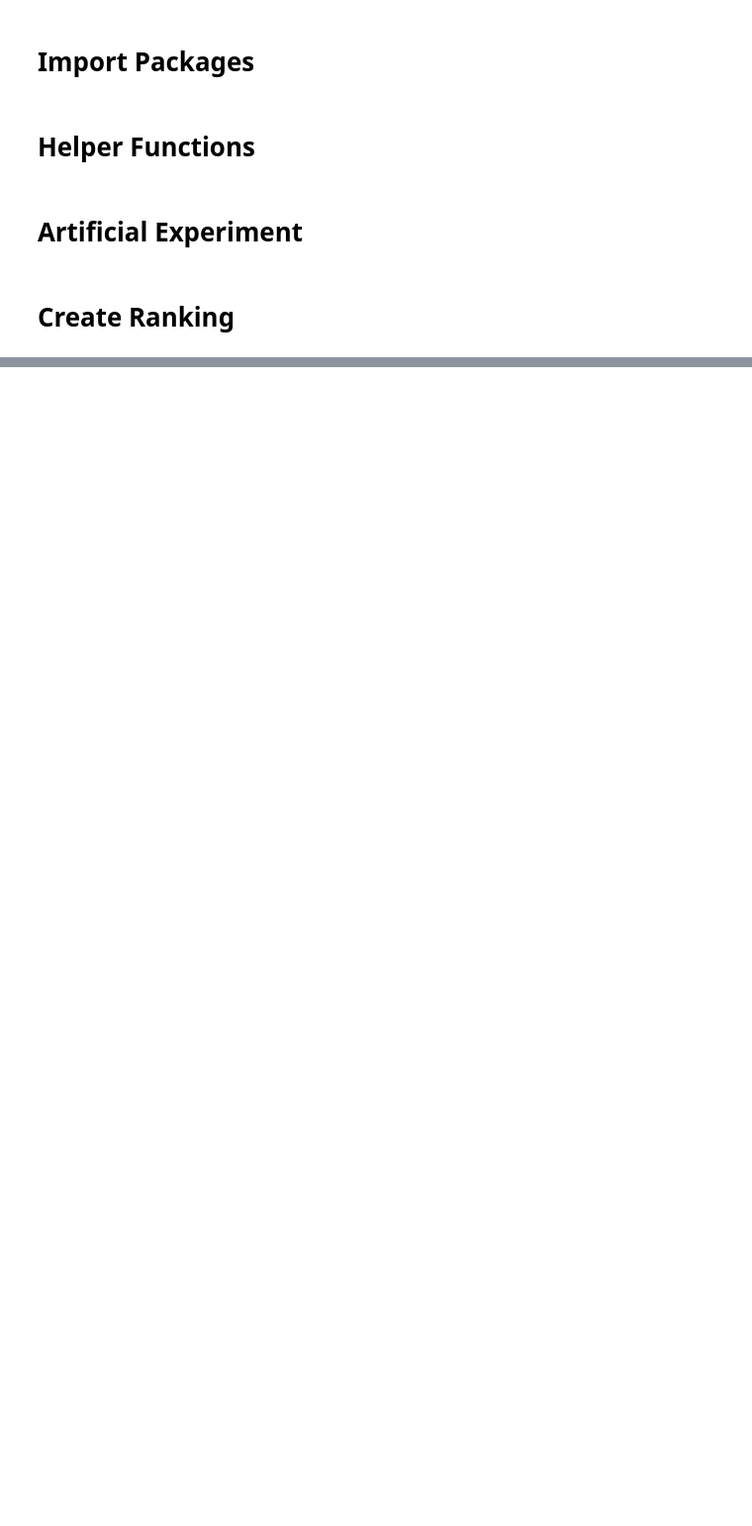
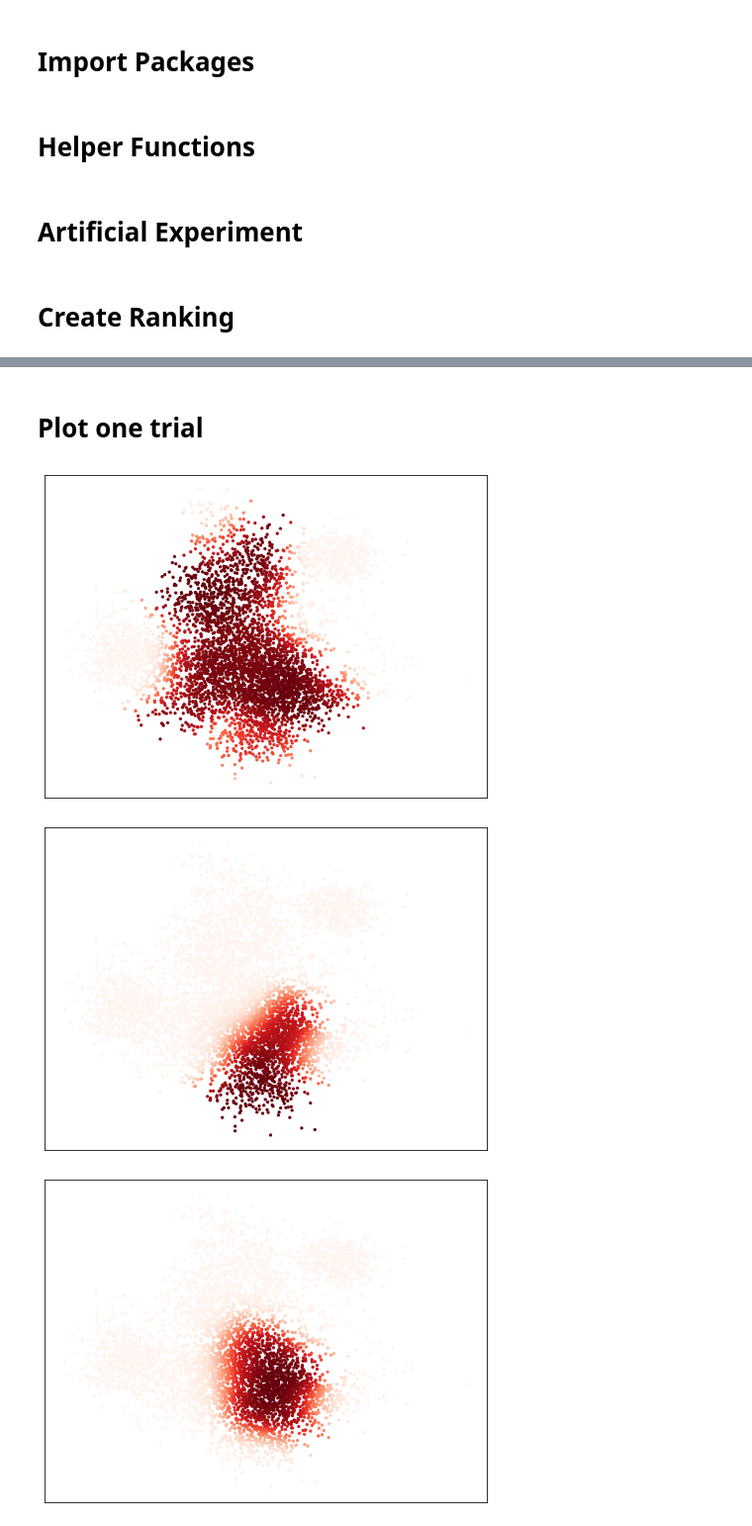
Before and after one commit to ShunkiKyoya/summarize_cluster_overlap, a Jupyter notebook: jupyter/experiment_artificial.ipynb, the cells around one changed output, grey strips where cells are left out. Shown at 99% size. Cells and saved outputs as stored; diff of their text form; code cells hidden in the pictures; blank space fills up the shorter version.

```diff
--- a/jupyter/experiment_artificial.ipynb
+++ b/jupyter/experiment_artificial.ipynb
@@ -39,7 +40,7 @@ def create_artificial_prob(seed):
     D = 2
     rho = random.dirichlet(alpha=np.ones(K) * 1.0)
     means = random.randn(K, D) * 3
-    covariances = [np.eye(D) for k in range(K)]
+    covariances = [np.eye(D) * np.diag(0.5 + random.rand(D)) for k in range(K)]
     gmm = GMMUtils(rho, means, covariances)
     X = gmm.sample(N=5000, random_state=seed)
     prob_0 = gmm.prob_latent(X)
@@ -109,0 +111,50 @@ print(np.mean(ranks_inter, axis=2))
+# %% [markdown]
+# Plot one trial
+# %%
+alg_name_list = [
+    'Ent',
+    'Nent1',
+    'DEMP',
+    'DEMP2',
+    'MC',
+    'NMC'
+]
+
+algorithm_list = [
+    EntMergeComponents(),
+    NEnt1MergeComponents(),
+    DEMPMergeComponents(),
+    DEMP2MergeComponents(),
+    MCMergeComponents(),
+    NMCMergeComponents()
+]
+# %%
+for alg_name, alg in zip(alg_name_list, algorithm_list):
+    X, prob_0 = create_artificial_prob(seed=6)
+    alg.fit(prob_0)
+    prob_merged = alg.prob_merged(prob_0, 20)
+    indices = np.argmax(
+        prob_merged,
+        axis=1
+    )
+    u, c = np.unique(indices, return_counts=True)
+    c_max = u[np.argmax(c)]
+
+    fig, ax = plt.subplots(figsize=(8, 6))
+    ax.tick_params(
+        labelbottom=False,
+        labelleft=False,
+        labelright=False,
+        labeltop=False,
+        bottom=False,
+        left=False,
+        right=False,
+        top=False
+    )
+
+    ax.scatter(X[:, 0], X[:, 1], s=5, c=prob_merged[:, c_max], cmap='Reds')
+    plt.savefig(f'{alg_name}_20.png')
+# %% [output]
+[figure, added]
+[figure, added]
+[figure, added]
```
Also changed, not shown: parts of 4 cells of this notebook.
